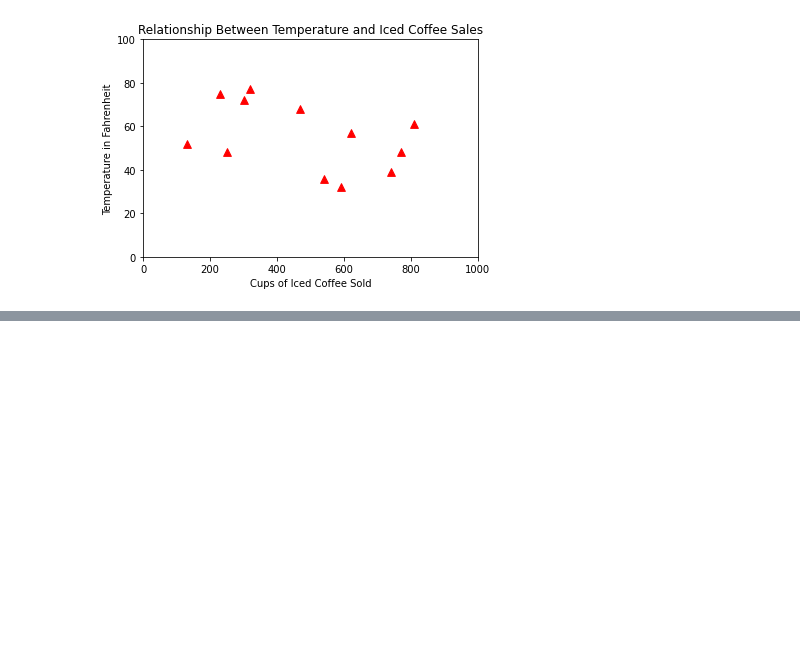
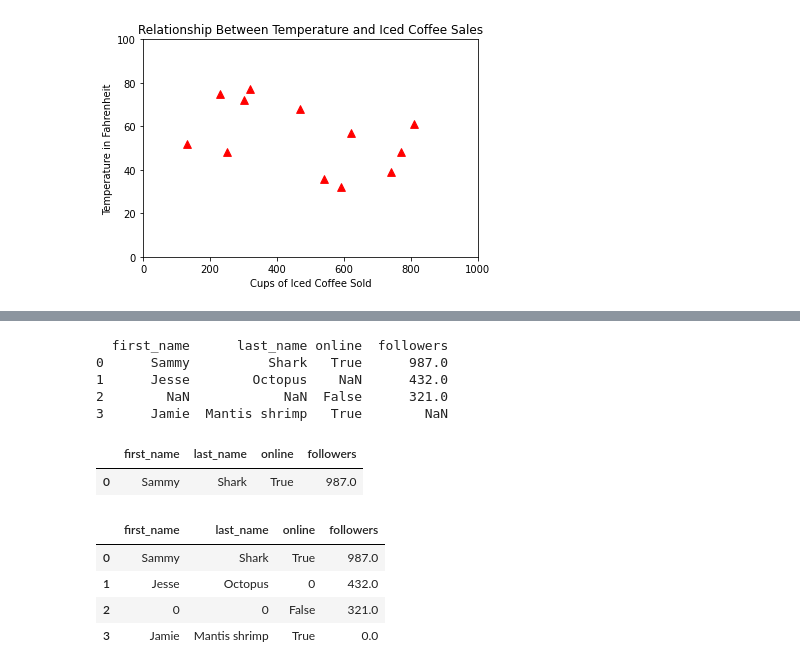
Before and after one commit to Kassaye52/kb_Python, a Jupyter notebook: how_to_code_in_python/digital_ocean_tutorial.ipynb, the cells around one changed output, grey strips where cells are left out. Cells and saved outputs as stored; diff of their text form; code cells hidden in the pictures; blank space fills up the shorter version.

```diff
--- a/how_to_code_in_python/digital_ocean_tutorial.ipynb
+++ b/how_to_code_in_python/digital_ocean_tutorial.ipynb
@@ -64,0 +165,35 @@ Error:
+# %%
+# Handling Missing Values
+import numpy as np
+import pandas as pd
+
+
+user_data = {'first_name': ['Sammy', 'Jesse', np.nan, 'Jamie'],
+        'last_name': ['Shark', 'Octopus', np.nan, 'Mantis shrimp'],
+        'online': [True, np.nan, False, True],
+        'followers': [987, 432, 321, np.nan]}
+
+df = pd.DataFrame(user_data, columns = ['first_name', 'last_name', 'online', 'followers'])
+
+print(df)
+# %% [output]
+  first_name      last_name online  followers
+0      Sammy          Shark   True      987.0
+1      Jesse        Octopus    NaN      432.0
+2        NaN            NaN  False      321.0
+3      Jamie  Mantis shrimp   True        NaN
+# %%
+df_drop_missing = df.dropna()
+df_drop_missing
+# %% [output]
+|  | first_name | last_name | online | followers |
+| 0 | Sammy | Shark | True | 987.0 |
+# %%
+df_fill = df.fillna(0)
+df_fill
+# %% [output]
+|  | first_name | last_name | online | followers |
+| 0 | Sammy | Shark | True | 987.0 |
+| 1 | Jesse | Octopus | 0 | 432.0 |
+| 2 | 0 | 0 | False | 321.0 |
+| 3 | Jamie | Mantis shrimp | True | 0.0 |
```
Also changed, not shown: parts of 23 cells of this notebook, 3 other files.
